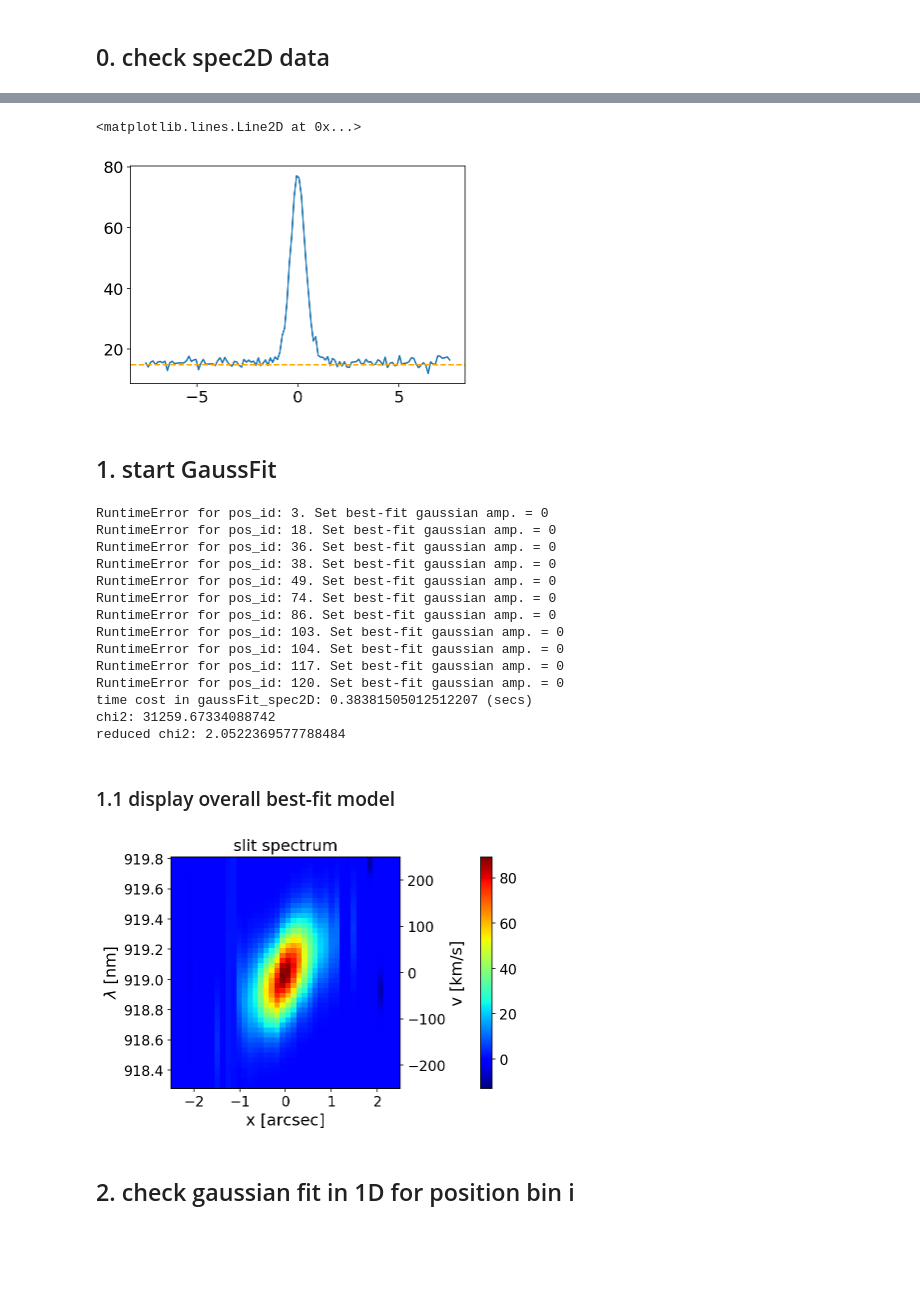
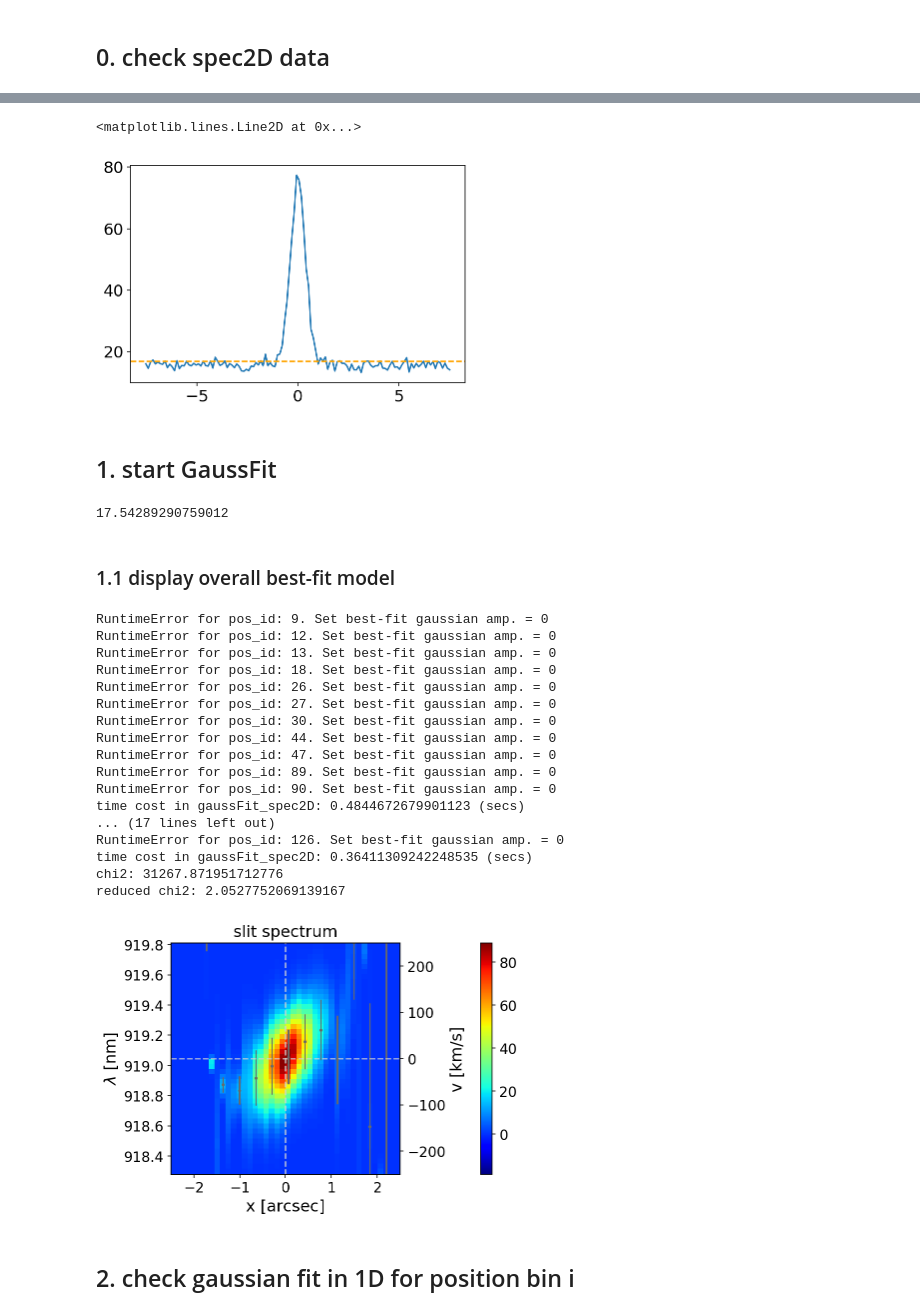
Before and after one commit to KinematicLensing/BinnedFit, a Jupyter notebook: notebook/[demo] GaussFit.ipynb, the cells around one changed output, grey strips where cells are left out. Saved outputs shown, nothing was run; the diff lists cells and outputs as text; code cells hidden in the pictures; blank space fills up the shorter version.

```diff
--- a/notebook/[demo] GaussFit.ipynb
+++ b/notebook/[demo] GaussFit.ipynb
@@ -89,40 +88,46 @@ spec2D.display(xlim=[-2.5, 2.5], ylim=ylim, center=[0., lambda_cen])
 # %%
-thresholdSNR = 15
+thresholdSNR = 17
 plt.plot(spec2D.spaceGrid, spec2D.SNR_pos)
 plt.axhline(y=thresholdSNR, color='orange', ls='--')
 # %% [output]
 <matplotlib.lines.Line2D at 0x...>
-[figure, old version]
+[figure, new version]
 # %% [markdown]
 ## 1. start GaussFit
 # %%
 GF = GaussFit(spec2D=spec2D)
-# %%
-model = GF.model
-print(f'chi2: {GF.chi2}')
-print(f'reduced chi2: {GF.reduced_chi2}')
-# %% [output]
-RuntimeError for pos_id: 3. Set best-fit gaussian amp. = 0
-RuntimeError for pos_id: 18. Set best-fit gaussian amp. = 0
-RuntimeError for pos_id: 36. Set best-fit gaussian amp. = 0
-RuntimeError for pos_id: 38. Set best-fit gaussian amp. = 0
-RuntimeError for pos_id: 49. Set best-fit gaussian amp. = 0
-RuntimeError for pos_id: 74. Set best-fit gaussian amp. = 0
-RuntimeError for pos_id: 86. Set best-fit gaussian amp. = 0
-RuntimeError for pos_id: 103. Set best-fit gaussian amp. = 0
-RuntimeError for pos_id: 104. Set best-fit gaussian amp. = 0
-RuntimeError for pos_id: 117. Set best-fit gaussian amp. = 0
-RuntimeError for pos_id: 120. Set best-fit gaussian amp. = 0
-time cost in gaussFit_spec2D: 0.38381505012512207 (secs)
-chi2: 31259.67334088742
-reduced chi2: 2.0522369577788484
+# %%
+GF.thresholdSNR
+# %% [output]
+17.54289290759012
 # %% [markdown]
 ### 1.1 display overall best-fit model
 # %%
-model2D = Spec2D(GF.model, GF.spec2D.spaceGrid, GF.spec2D.lambdaGrid)
-fig, ax = model2D.display(xlim=[-2.5,2.5], ylim=ylim)
+model2D = Spec2D(GF.model, GF.spec2D.array_var, GF.spec2D.spaceGrid, GF.spec2D.lambdaGrid,
+                 line_species=GF.spec2D.line_species, z=GF.spec2D.z)
+fig, ax = model2D.display(xlim=[-2.5,2.5], ylim=ylim, mark_fit=True)
+
+print(f'chi2: {GF.chi2}')
+print(f'reduced chi2: {GF.reduced_chi2}')
 # %% [output]
+RuntimeError for pos_id: 9. Set best-fit gaussian amp. = 0
+RuntimeError for pos_id: 12. Set best-fit gaussian amp. = 0
+RuntimeError for pos_id: 13. Set best-fit gaussian amp. = 0
+RuntimeError for pos_id: 18. Set best-fit gaussian amp. = 0
+RuntimeError for pos_id: 26. Set best-fit gaussian amp. = 0
+RuntimeError for pos_id: 27. Set best-fit gaussian amp. = 0
+RuntimeError for pos_id: 30. Set best-fit gaussian amp. = 0
+RuntimeError for pos_id: 44. Set best-fit gaussian amp. = 0
+RuntimeError for pos_id: 47. Set best-fit gaussian amp. = 0
+RuntimeError for pos_id: 89. Set best-fit gaussian amp. = 0
+RuntimeError for pos_id: 90. Set best-fit gaussian amp. = 0
+time cost in gaussFit_spec2D: 0.4844672679901123 (secs)
+... (17 lines left out)
+RuntimeError for pos_id: 126. Set best-fit gaussian amp. = 0
+time cost in gaussFit_spec2D: 0.36411309242248535 (secs)
+chi2: 31267.871951712776
+reduced chi2: 2.0527752069139167
-[figure, old version]
+[figure, new version]
 # %% [markdown]
 ## 2. check gaussian fit in 1D for position bin i
 # %%
```
Also changed, not shown: parts of 4 cells of this notebook, 6 other files.
